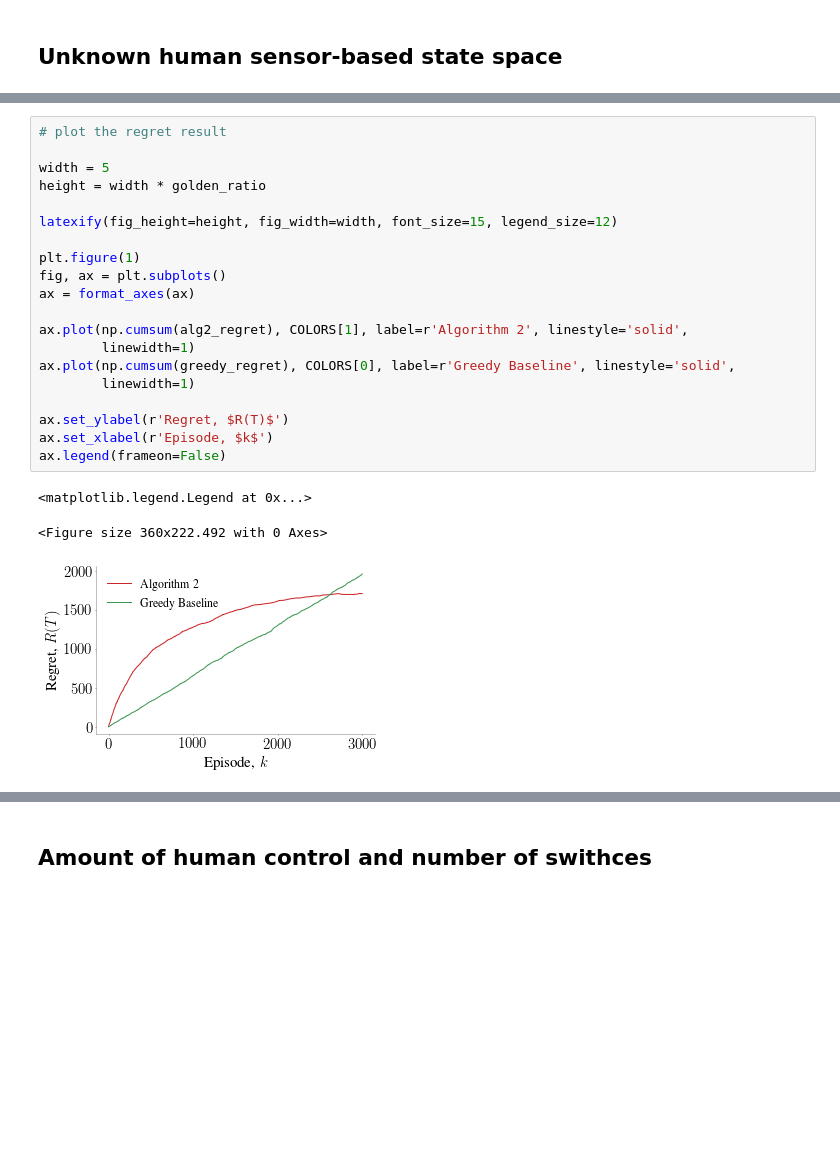
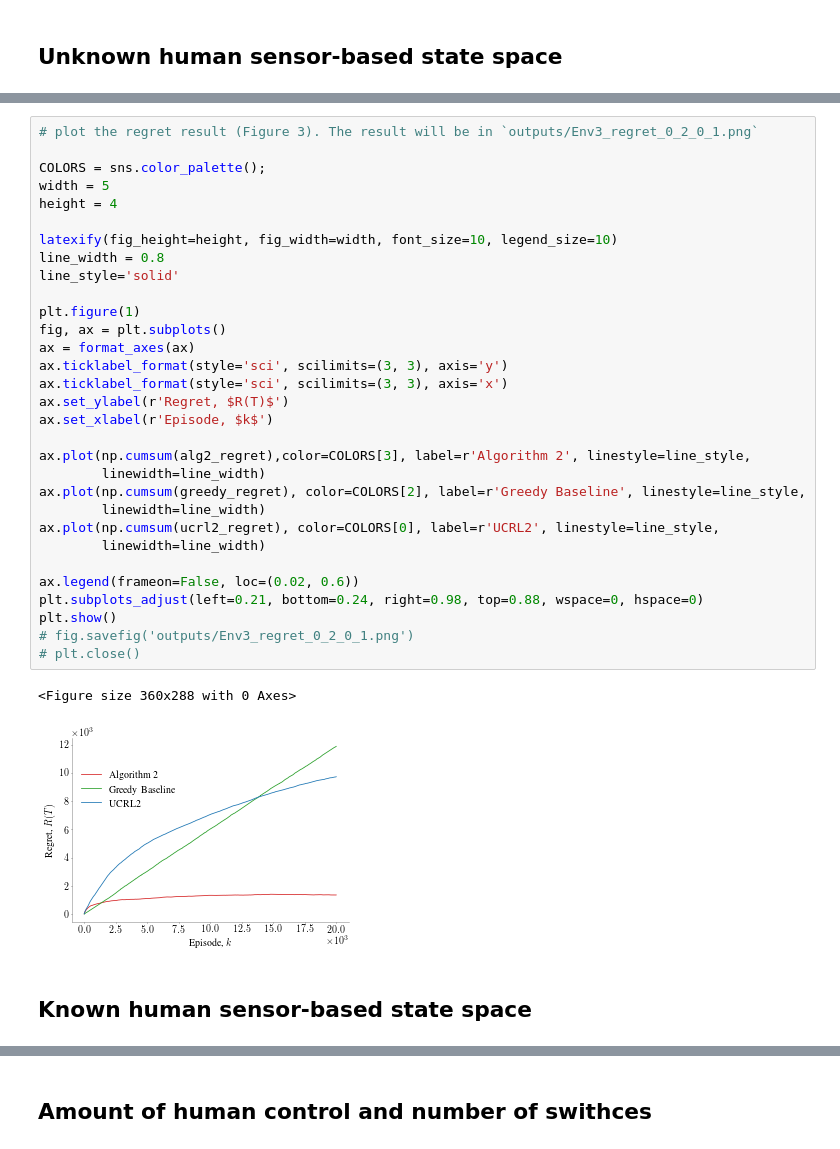
Before and after one commit to vdblm/Human-Machine-MDP, a Jupyter notebook: plots.ipynb, the cells around one changed output, grey strips where cells are left out. Saved outputs shown, nothing was run; the diff lists cells and outputs as text; blank space fills up the shorter version.

```diff
--- a/plots.ipynb
+++ b/plots.ipynb
@@ -86,24 +72,36 @@ greedy algorithm cumulative regret: 1884.9359999999863
-# %%
-# plot the regret result
-
-width = 5
-height = width * golden_ratio
-
-latexify(fig_height=height, fig_width=width, font_size=15, legend_size=12)
-
-plt.figure(1)
-fig, ax = plt.subplots()
-ax = format_axes(ax)
-
-ax.plot(np.cumsum(alg2_regret), COLORS[1], label=r'Algorithm 2', linestyle='solid',
-        linewidth=1)
-ax.plot(np.cumsum(greedy_regret), COLORS[0], label=r'Greedy Baseline', linestyle='solid',
-        linewidth=1)
-
-ax.set_ylabel(r'Regret, $R(T)$')
-ax.set_xlabel(r'Episode, $k$')
-ax.legend(frameon=False)
-# %% [output]
-<matplotlib.legend.Legend at 0x...>
-<Figure size 360x222.492 with 0 Axes>
-[figure, removed]
+# %%
+# plot the regret result (Figure 3). The result will be in `outputs/Env3_regret_0_2_0_1.png`
+
+COLORS = sns.color_palette();
+width = 5
+height = 4
+
+latexify(fig_height=height, fig_width=width, font_size=10, legend_size=10)
+line_width = 0.8
+line_style='solid'
+
+plt.figure(1)
+fig, ax = plt.subplots()
+ax = format_axes(ax)
+ax.ticklabel_format(style='sci', scilimits=(3, 3), axis='y')
+ax.ticklabel_format(style='sci', scilimits=(3, 3), axis='x')
+ax.set_ylabel(r'Regret, $R(T)$')
+ax.set_xlabel(r'Episode, $k$')
+
+ax.plot(np.cumsum(alg2_regret),color=COLORS[3], label=r'Algorithm 2', linestyle=line_style,
+        linewidth=line_width)
+ax.plot(np.cumsum(greedy_regret), color=COLORS[2], label=r'Greedy Baseline', linestyle=line_style,
+        linewidth=line_width)
+ax.plot(np.cumsum(ucrl2_regret), color=COLORS[0], label=r'UCRL2', linestyle=line_style,
+        linewidth=line_width)
+
+ax.legend(frameon=False, loc=(0.02, 0.6))
+plt.subplots_adjust(left=0.21, bottom=0.24, right=0.98, top=0.88, wspace=0, hspace=0)
+plt.show()
+# fig.savefig('outputs/Env3_regret_0_2_0_1.png')
+# plt.close()
+# %% [output]
+<Figure size 360x288 with 0 Axes>
+[figure, added]
+# %% [markdown]
+## Known human sensor-based state space
```
Also changed, not shown: parts of 9 cells of this notebook, 1 other file.
